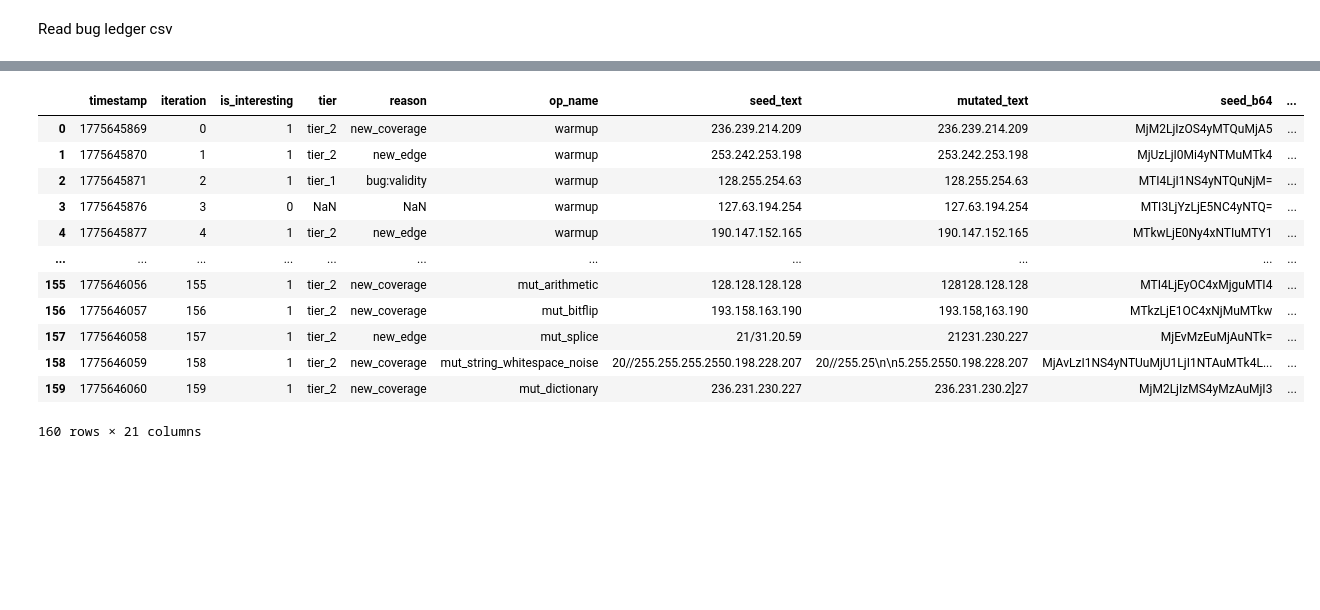
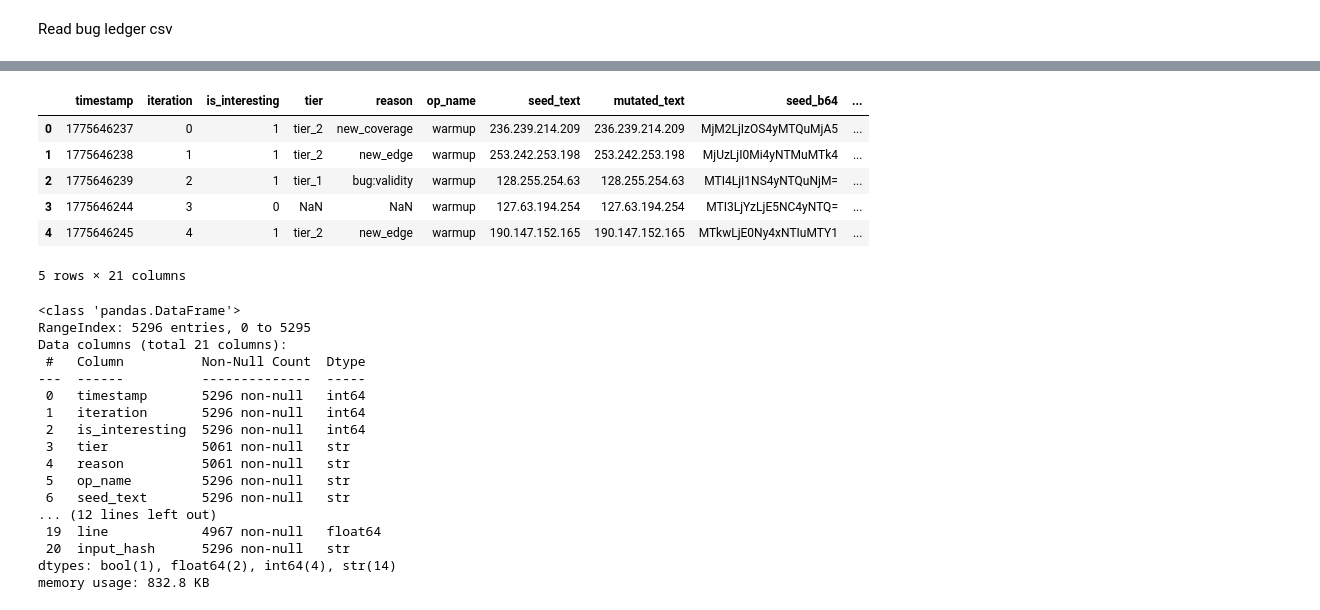
Before and after one commit to BoweiDu01/grp1-software-testing-project, a Jupyter notebook: evaluation.ipynb, the cells around one changed output, grey strips where cells are left out. Drawn from its saved outputs; the diff is of its cells as text; code cells hidden in the pictures; blank space fills up the shorter version.

```diff
--- a/evaluation.ipynb
+++ b/evaluation.ipynb
@@ -106,18 +102,32 @@ plt.show()
 # %%
 df2 = pd.read_csv('logs/20260408_190356_linux-ipv4-parser.csv')
 # %%
-display(df2)
+display(df2.head())
 # %% [output]
 |  | timestamp | iteration | is_interesting | tier | reason | op_name | seed_text | mutated_text | seed_b64 | ... |
-| 0 | 1775645869 | 0 | 1 | tier_2 | new_coverage | warmup | 236.239.214.209 | 236.239.214.209 | MjM2LjIzOS4yMTQuMjA5 | ... |
-| 1 | 1775645870 | 1 | 1 | tier_2 | new_edge | warmup | 253.242.253.198 | 253.242.253.198 | MjUzLjI0Mi4yNTMuMTk4 | ... |
-| 2 | 1775645871 | 2 | 1 | tier_1 | bug:validity | warmup | 128.255.254.63 | 128.255.254.63 | MTI4LjI1NS4yNTQuNjM= | ... |
-| 3 | 1775645876 | 3 | 0 | NaN | NaN | warmup | 127.63.194.254 | 127.63.194.254 | MTI3LjYzLjE5NC4yNTQ= | ... |
-| 4 | 1775645877 | 4 | 1 | tier_2 | new_edge | warmup | 190.147.152.165 | 190.147.152.165 | MTkwLjE0Ny4xNTIuMTY1 | ... |
-| ... | ... | ... | ... | ... | ... | ... | ... | ... | ... | ... |
-| 155 | 1775646056 | 155 | 1 | tier_2 | new_coverage | mut_arithmetic | 128.128.128.128 | 128128.128.128 | MTI4LjEyOC4xMjguMTI4 | ... |
-| 156 | 1775646057 | 156 | 1 | tier_2 | new_coverage | mut_bitflip | 193.158.163.190 | 193.158,163.190 | MTkzLjE1OC4xNjMuMTkw | ... |
-| 157 | 1775646058 | 157 | 1 | tier_2 | new_edge | mut_splice | 21/31.20.59 | 21231.230.227 | MjEvMzEuMjAuNTk= | ... |
-| 158 | 1775646059 | 158 | 1 | tier_2 | new_coverage | mut_string_whitespace_noise | 20//255.255.255.2550.198.228.207 | 20//255.25\n\n5.255.2550.198.228.207 | MjAvLzI1NS4yNTUuMjU1LjI1NTAuMTk4L... | ... |
-| 159 | 1775646060 | 159 | 1 | tier_2 | new_coverage | mut_dictionary | 236.231.230.227 | 236.231.230.2]27 | MjM2LjIzMS4yMzAuMjI3 | ... |
+| 0 | 1775646237 | 0 | 1 | tier_2 | new_coverage | warmup | 236.239.214.209 | 236.239.214.209 | MjM2LjIzOS4yMTQuMjA5 | ... |
+| 1 | 1775646238 | 1 | 1 | tier_2 | new_edge | warmup | 253.242.253.198 | 253.242.253.198 | MjUzLjI0Mi4yNTMuMTk4 | ... |
+| 2 | 1775646239 | 2 | 1 | tier_1 | bug:validity | warmup | 128.255.254.63 | 128.255.254.63 | MTI4LjI1NS4yNTQuNjM= | ... |
+| 3 | 1775646244 | 3 | 0 | NaN | NaN | warmup | 127.63.194.254 | 127.63.194.254 | MTI3LjYzLjE5NC4yNTQ= | ... |
+| 4 | 1775646245 | 4 | 1 | tier_2 | new_edge | warmup | 190.147.152.165 | 190.147.152.165 | MTkwLjE0Ny4xNTIuMTY1 | ... |
-160 rows × 21 columns
+5 rows × 21 columns
+# %%
+df2.info()
+# %% [output]
+<class 'pandas.DataFrame'>
+RangeIndex: 5296 entries, 0 to 5295
+Data columns (total 21 columns):
+ #   Column          Non-Null Count  Dtype
+---  ------          --------------  -----
+ 0   timestamp       5296 non-null   int64
+ 1   iteration       5296 non-null   int64
+ 2   is_interesting  5296 non-null   int64
+ 3   tier            5061 non-null   str
+ 4   reason          5061 non-null   str
+ 5   op_name         5296 non-null   str
+ 6   seed_text       5296 non-null   str
+... (12 lines left out)
+ 19  line            4967 non-null   float64
+ 20  input_hash      5296 non-null   str
+dtypes: bool(1), float64(2), int64(4), str(14)
+memory usage: 832.8 KB
```
Also changed, not shown: parts of 10 cells of this notebook, 10 other files.
